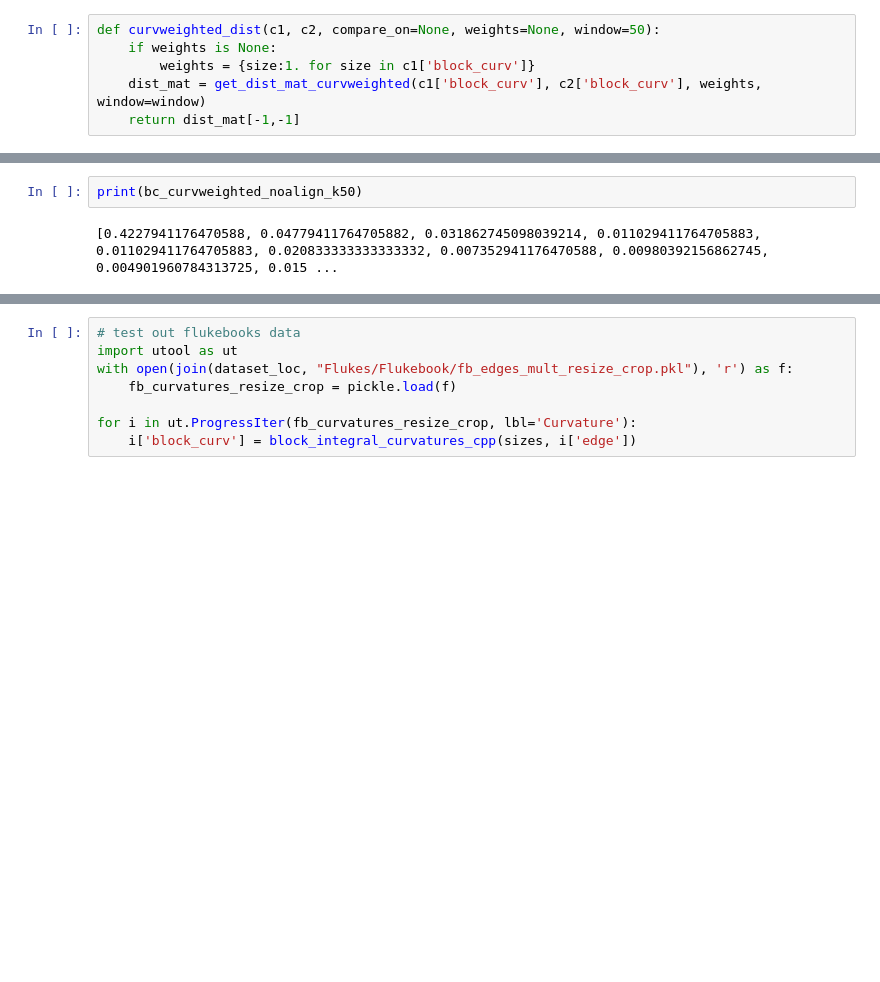
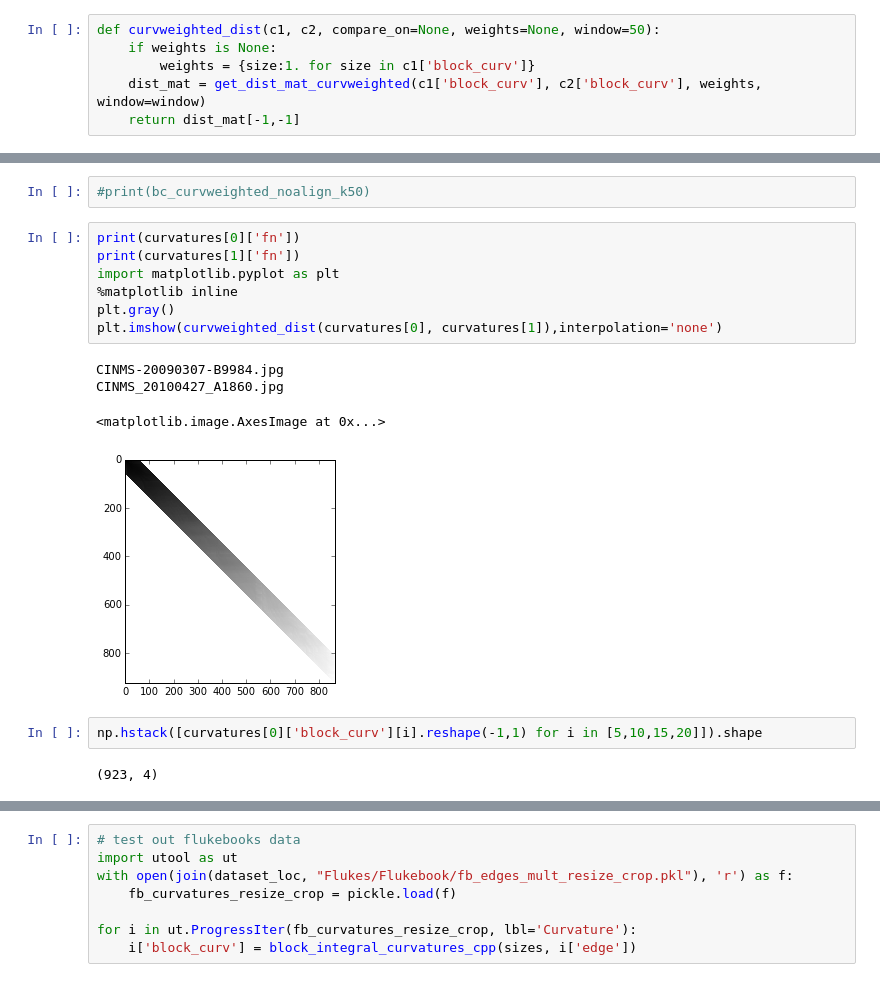
Before and after one commit to zmjjmz/thesiswork, a Jupyter notebook: edge_match/DTW Checkpoint.ipynb, the cells around one changed output, grey strips where cells are left out. Drawn from its saved outputs; the diff is of its cells as text; blank space fills up the shorter version.

```diff
--- a/edge_match/DTW Checkpoint.ipynb
+++ b/edge_match/DTW Checkpoint.ipynb
@@ -36,7 +34,21 @@ Took 1162.70 seconds
-# %%
-print(bc_curvweighted_noalign_k50)
-# %% [output]
-[0.4227941176470588, 0.04779411764705882, 0.031862745098039214, 0.011029411764705883, 0.011029411764705883, 0.020833333333333332, 0.007352941176470588, 0.00980392156862745, 0.004901960784313725, 0.015 ...
+# %%
+#print(bc_curvweighted_noalign_k50)
+# %%
+print(curvatures[0]['fn'])
+print(curvatures[1]['fn'])
+import matplotlib.pyplot as plt
+%matplotlib inline
+plt.gray()
+plt.imshow(curvweighted_dist(curvatures[0], curvatures[1]),interpolation='none')
+# %% [output]
+CINMS-20090307-B9984.jpg
+CINMS_20100427_A1860.jpg
+<matplotlib.image.AxesImage at 0x...>
+[figure, added]
+# %%
+np.hstack([curvatures[0]['block_curv'][i].reshape(-1,1) for i in [5,10,15,20]]).shape
+# %% [output]
+(923, 4)
 # %%
 # test out flukebooks data
 import utool as ut
```
Also changed, not shown: parts of 4 cells of this notebook, 1 other file.
